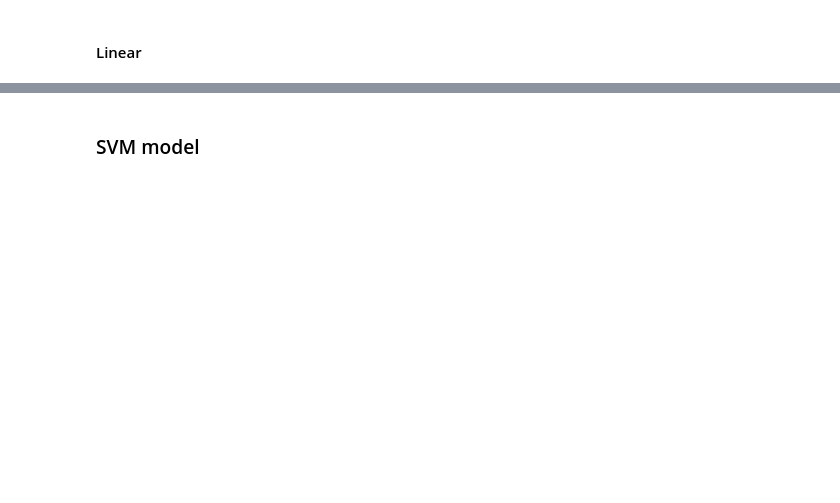
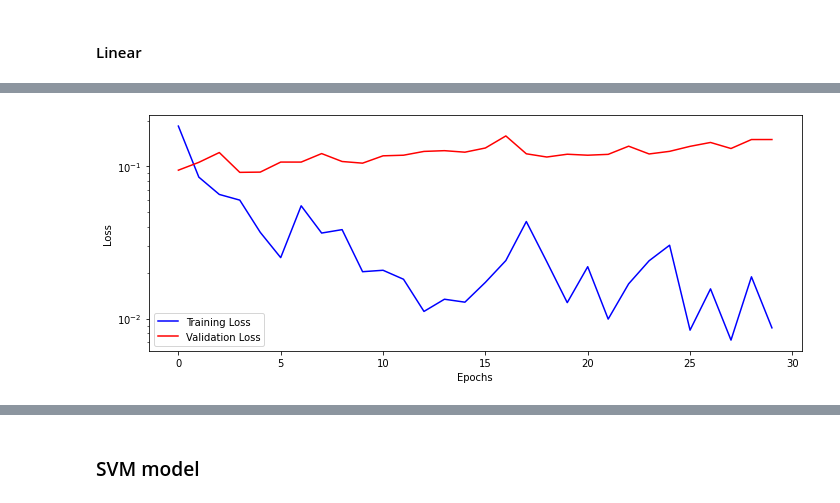
Before and after one commit to ayoubhammal/notebooks_tp_iarn, a Jupyter notebook: projet/spam_ham_classifier.ipynb, the cells around one changed output, grey strips where cells are left out. Saved outputs shown, nothing was run; the diff lists cells and outputs as text; code cells hidden in the pictures; blank space fills up the shorter version.

```diff
--- a/projet/spam_ham_classifier.ipynb
+++ b/projet/spam_ham_classifier.ipynb
@@ -412,5 +440,6 @@ loss_fn = nn.BCEWithLogitsLoss(reduction='mean')
 linear_wrapper = Wrapper(linear_model, loss_fn, optimizer)
 # %%
 linear_wrapper.set_loaders(bow_train_dataloader, bow_test_dataloader)
-linear_wrapper.train(n_epochs=10)
+linear_wrapper.train(n_epochs=30)
 linear_wrapper.plot_losses()
+# %% [output]
@@ -417,3 +463,4 @@ linear_wrapper.plot_losses()
+[figure, added]
 # %%
 test_full = [ann_email_embedding([(x[0], x[1])]) for x in test_dataset]
 
```
Also changed, not shown: parts of 10 cells of this notebook.
